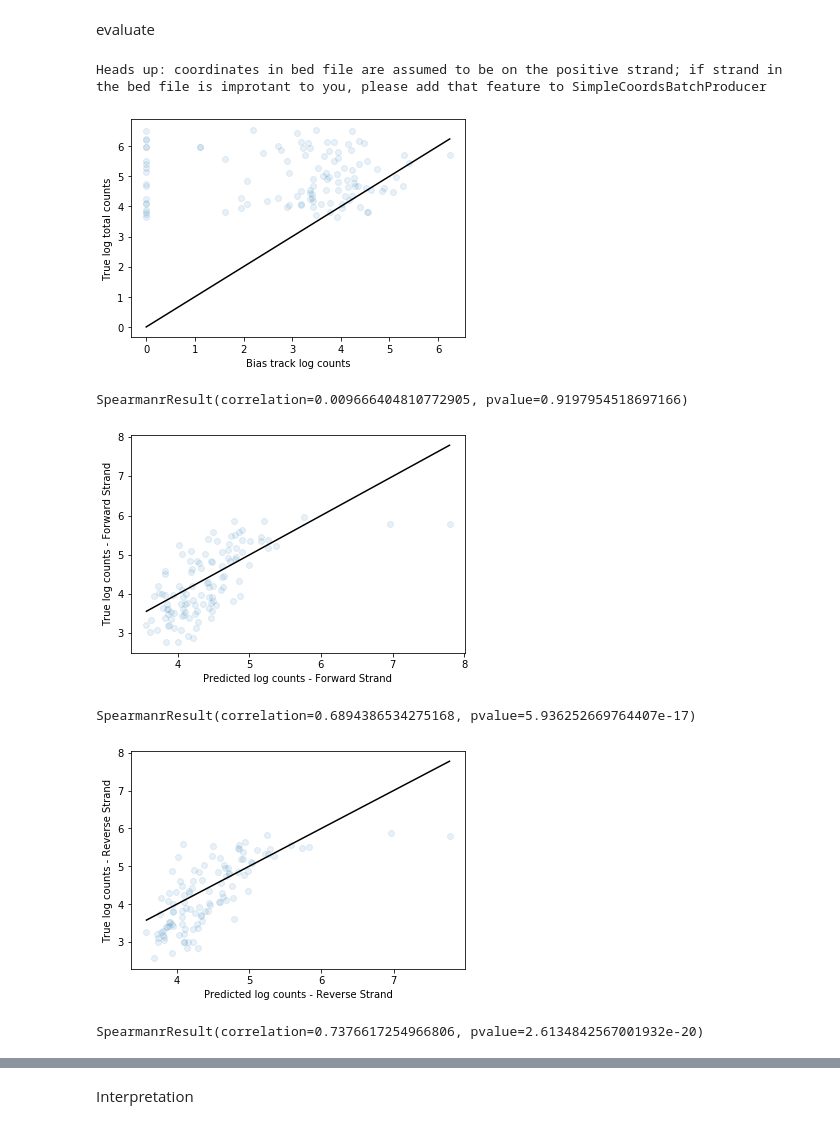
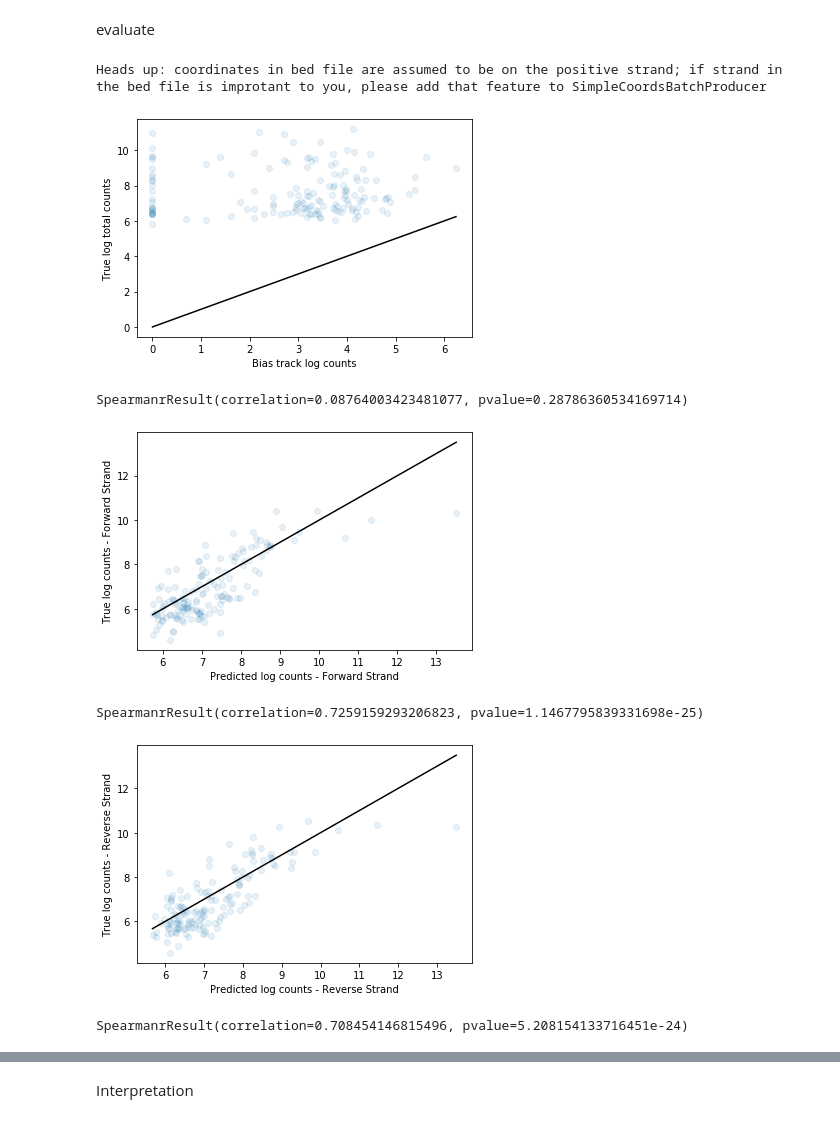
Before and after one commit to kundajelab/pho4, a Jupyter notebook: limited_conditions/train_cbf1_glu.ipynb, the cells around one changed output, grey strips where cells are left out. Cells and saved outputs as stored; diff of their text form; code cells hidden in the pictures.

Commit message:
limited

```diff
--- a/limited_conditions/train_cbf1_glu.ipynb
+++ b/limited_conditions/train_cbf1_glu.ipynb
@@ -178,12 +178,13 @@ class RcBPnetArch(AbstractProfileModel):
 # %%
 seq_len = 546
 modelwrapper = RcBPnetArch(
-    input_seq_len=seq_len, c_task_weight=250,
-    filters=25,
+    input_seq_len=seq_len,
+    c_task_weight=900,
+    filters=64,
     n_dil_layers=6,
     conv1_kernel_size=21,
     dil_kernel_size=3,
-    outconv_kernel_size=50,
+    outconv_kernel_size=75,
     lr=0.001)
 out_pred_len = modelwrapper.get_output_profile_len()
 print(out_pred_len, seq_len-out_pred_len)
@@ -215,7 +216,7 @@ targets_coordstovals = coordstovals.bigwig.PosAndNegSeparateLogCounts(
 
 keras_train_batch_generator = coordbased.core.KerasBatchGenerator(
   coordsbatch_producer=coordbatchproducers.SimpleCoordsBatchProducer(
-      bed_file="/users/amr1/pho4/data/limited_conditions/train_1000_around_eth_cbf1.bed.gz",
+      bed_file="/users/amr1/pho4/data/limited_conditions/cbf1_glu/train_1000_around_summits.bed.gz",
       coord_batch_transformer=
           coordbatchtransformers.ReverseComplementAugmenter().chain(
           coordbatchtransformers.UniformJitter(
@@ -228,7 +229,7 @@ keras_train_batch_generator = coordbased.core.KerasBatchGenerator(
 
 keras_valid_batch_generator = coordbased.core.KerasBatchGenerator(
   coordsbatch_producer=coordbatchproducers.SimpleCoordsBatchProducer(
-            bed_file="/users/amr1/pho4/data/limited_conditions/valid_1000_around_eth_cbf1.bed.gz",
+            bed_file="/users/amr1/pho4/data/limited_conditions/cbf1_glu/valid_1000_around_summits.bed.gz",
             batch_size=64,
             shuffle_before_epoch=False,
             seed=1234),
@@ -321,7 +322,7 @@ o_test_labels_profile = []
 
 keras_test_batch_generator = coordbased.core.KerasBatchGenerator(
   coordsbatch_producer=coordbatchproducers.SimpleCoordsBatchProducer(
-            bed_file="/users/amr1/pho4/data/limited_conditions/test_1000_around_eth_cbf1.bed.gz",
+            bed_file="/users/amr1/pho4/data/limited_conditions/cbf1_glu/test_1000_around_summits.bed.gz",
             batch_size=64,
             shuffle_before_epoch=False,
             seed=1234),
@@ -356,39 +357,39 @@ o_test_labels_logtotalcount = np.log(np.sum(np.exp(o_test_labels_logcount) - 1,a
 plt.scatter(o_test_biastrack_logcount, o_test_labels_logtotalcount, alpha=0.1)
 plt.xlabel("Bias track log counts")
 plt.ylabel("True log total counts")
 plt.plot([np.min(o_test_biastrack_logcount), np.max(o_test_biastrack_logcount)],
          [np.min(o_test_biastrack_logcount), np.max(o_test_biastrack_logcount)],
          color="black")
 plt.show()
 print(spearmanr(o_test_biastrack_logcount, o_test_labels_logtotalcount))
 
 
 #do a scatterplot of total count predictions
 plt.scatter(o_test_preds_logcount[:,0], o_test_labels_logcount[:,0], alpha=0.1)
 plt.xlabel("Predicted log counts - Forward Strand")
 plt.ylabel("True log counts - Forward Strand")
 plt.plot([np.min(o_test_preds_logcount[:,0]), np.max(o_test_preds_logcount[:,0])],
          [np.min(o_test_preds_logcount[:,0]), np.max(o_test_preds_logcount[:,0])],
          color="black")
 plt.show()
 print(spearmanr(o_test_preds_logcount[:,0], o_test_labels_logcount[:,0]))
 
 plt.scatter(o_test_preds_logcount[:,1], o_test_labels_logcount[:,1], alpha=0.1)
 plt.xlabel("Predicted log counts - Reverse Strand")
 plt.ylabel("True log counts - Reverse Strand")
 plt.plot([np.min(o_test_preds_logcount[:,1]), np.max(o_test_preds_logcount[:,1])],
          [np.min(o_test_preds_logcount[:,1]), np.max(o_test_preds_logcount[:,1])],
          color="black")
 plt.show()
 print(spearmanr(o_test_preds_logcount[:,1], o_test_labels_logcount[:,1]))
 # %% [output]
 Heads up: coordinates in bed file are assumed to be on the positive strand; if strand in the bed file is improtant to you, please add that feature to SimpleCoordsBatchProducer
-[figure, old version]
+[figure, new version]
-SpearmanrResult(correlation=0.009666404810772905, pvalue=0.9197954518697166)
+SpearmanrResult(correlation=0.08764003423481077, pvalue=0.28786360534169714)
-[figure, old version]
+[figure, new version]
-SpearmanrResult(correlation=0.6894386534275168, pvalue=5.936252669764407e-17)
+SpearmanrResult(correlation=0.7259159293206823, pvalue=1.1467795839331698e-25)
-[figure, old version]
+[figure, new version]
-SpearmanrResult(correlation=0.7376617254966806, pvalue=2.6134842567001932e-20)
+SpearmanrResult(correlation=0.708454146815496, pvalue=5.208154133716451e-24)
 # %%
 %matplotlib inline
 
```
Also changed, not shown: parts of 8 cells of this notebook, 9 other files.
